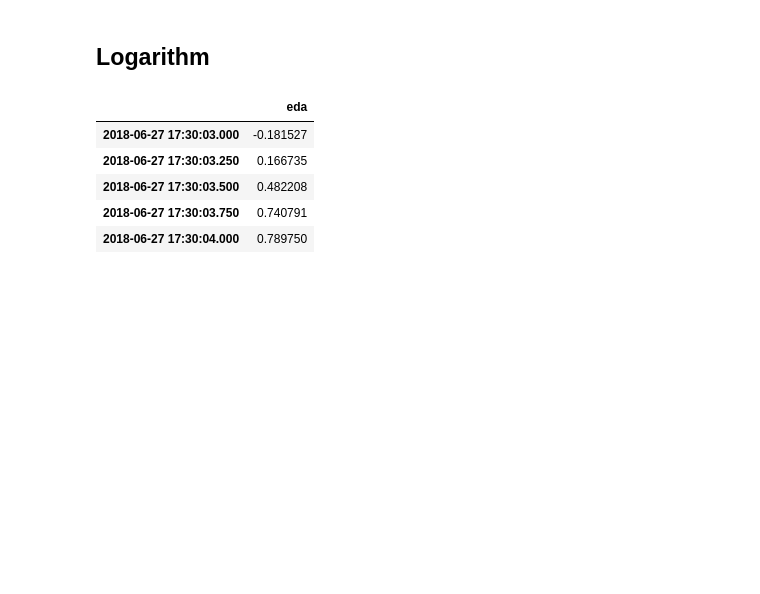
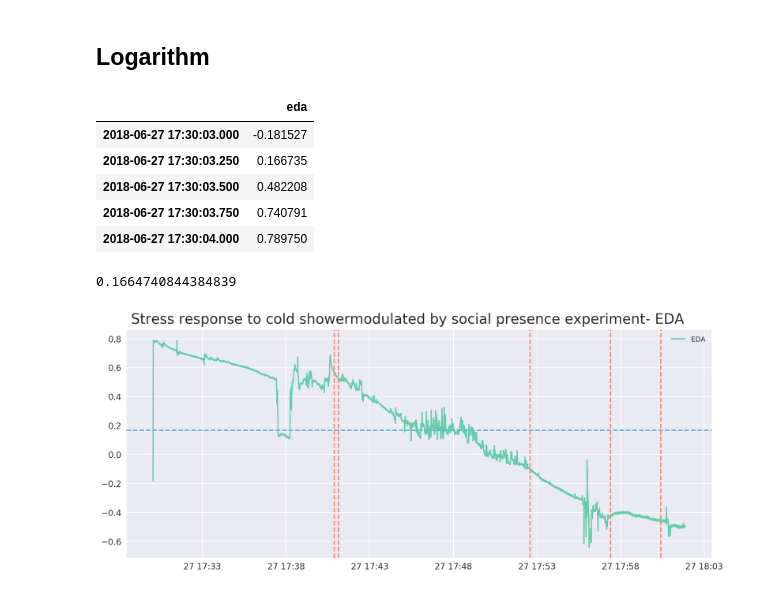
Before and after one commit to haohanwang23/coldshowershower_socialpresence, a Jupyter notebook: new/analysis/analysis2.ipynb, the cells around one changed output. Cells and saved outputs as stored; diff of their text form; code cells hidden in the pictures; blank space fills up the shorter version.

```diff
--- a/new/analysis/analysis2.ipynb
+++ b/new/analysis/analysis2.ipynb
@@ -242,14 +240,17 @@ fl_exp2.head(5)
 # %%
 log_eda_mean = np.mean(fl_exp2.eda)
 print(log_eda_mean)
 plt.figure(figsize=(15,6))
-plt.plot(fl_exp2['eda'],color ='limegreen')
+plt.plot(fl_exp2['eda'],color ='mediumaquamarine')
 plt.figtext(.5,.9,'Stress response to cold showermodulated by social presence experiment- EDA ', fontsize=20, ha='center')
 plt.legend(['EDA'],loc=1,fontsize='medium')
-plt.axhline(y = log_eda_mean,color = 'salmon',linestyle='--')
-plt.axvline(x = tags_2.tagged_time[0],color = 'hotpink',linestyle='--')
-plt.axvline(x = tags_2.tagged_time[1],color = 'hotpink',linestyle='--')
-plt.axvline(x = tags_2.tagged_time[3],color = 'c',linestyle='--')
-plt.axvline(x = tags_2.tagged_time[4],color = 'c',linestyle='--')
-plt.axvline(x = tags_2.tagged_time[5],color = 'c',linestyle='--')
+plt.axhline(y = log_eda_mean,color = 'c',linestyle='--')
+plt.axvline(x = tags_2.tagged_time[0],color = 'salmon',linestyle='--')
+plt.axvline(x = tags_2.tagged_time[1],color = 'salmon',linestyle='--')
+plt.axvline(x = tags_2.tagged_time[3],color = 'salmon',linestyle='--')
+plt.axvline(x = tags_2.tagged_time[4],color = 'salmon',linestyle='--')
+plt.axvline(x = tags_2.tagged_time[5],color = 'salmon',linestyle='--')
 plt.show()
+# %% [output]
+0.1664740844384839
+[figure, added]
```
Also changed, not shown: parts of 5 cells of this notebook, 3 other files.
